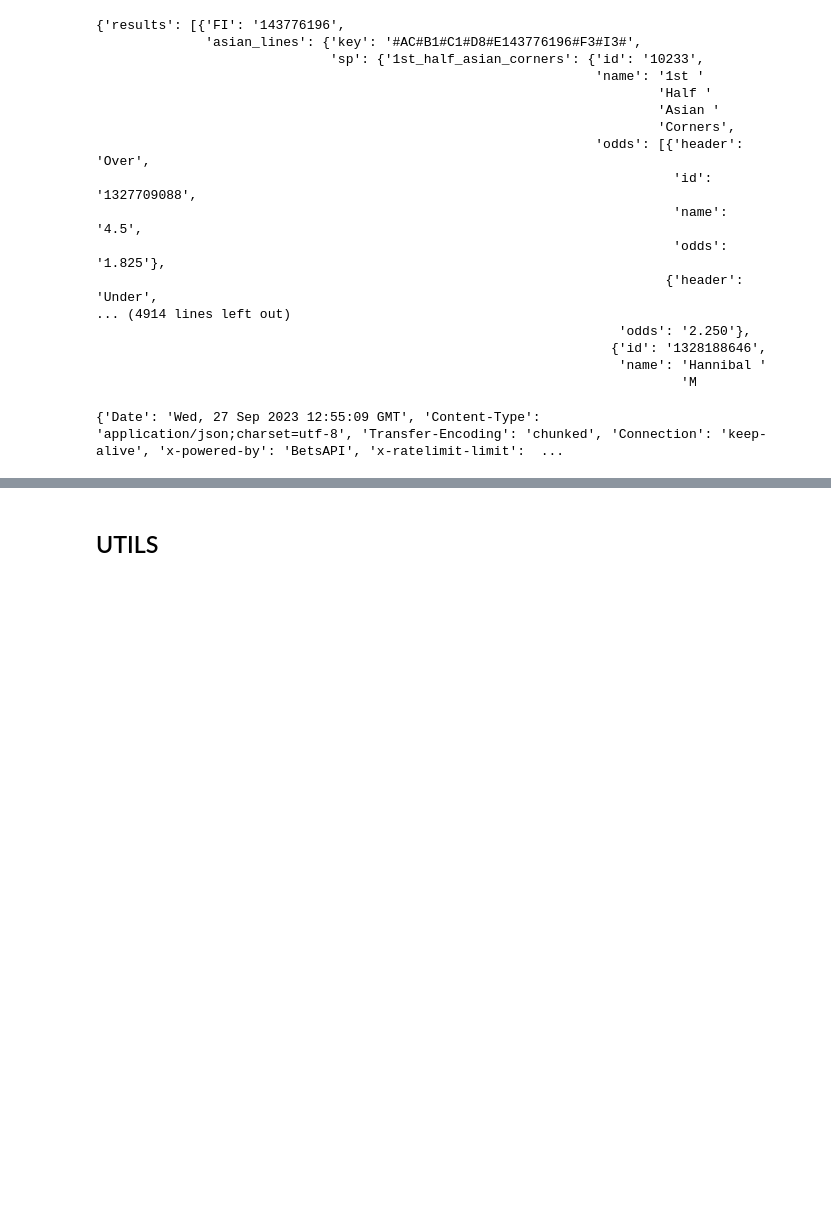
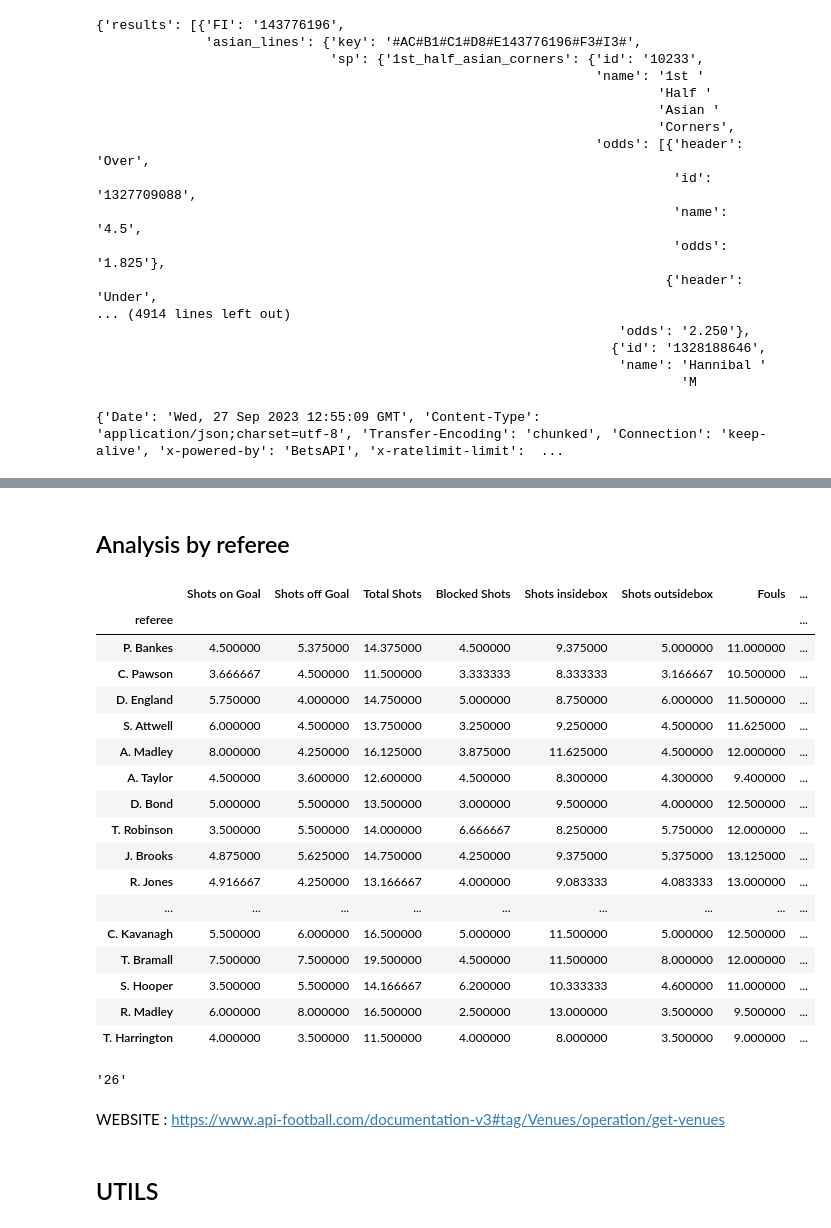
Before and after one commit to Ok3ks/Sports, a Jupyter notebook: football/punt.ipynb, the cells around one changed output, grey strips where cells are left out. Cells and saved outputs as stored; diff of their text form; code cells hidden in the pictures; blank space fills up the shorter version.

```diff
--- a/football/punt.ipynb
+++ b/football/punt.ipynb
@@ -403,0 +687,29 @@ response.headers
+# %% [markdown]
+## Analysis by referee
+# %%
+df.groupby('referee').aggregate(np.mean).sort_values(by ='Yellow Cards',ascending= False)
+# %% [output]
+|  | Shots on Goal | Shots off Goal | Total Shots | Blocked Shots | Shots insidebox | Shots outsidebox | Fouls | ... |
+| referee |  |  |  |  |  |  |  | ... |
+| P. Bankes | 4.500000 | 5.375000 | 14.375000 | 4.500000 | 9.375000 | 5.000000 | 11.000000 | ... |
+| C. Pawson | 3.666667 | 4.500000 | 11.500000 | 3.333333 | 8.333333 | 3.166667 | 10.500000 | ... |
+| D. England | 5.750000 | 4.000000 | 14.750000 | 5.000000 | 8.750000 | 6.000000 | 11.500000 | ... |
+| S. Attwell | 6.000000 | 4.500000 | 13.750000 | 3.250000 | 9.250000 | 4.500000 | 11.625000 | ... |
+| A. Madley | 8.000000 | 4.250000 | 16.125000 | 3.875000 | 11.625000 | 4.500000 | 12.000000 | ... |
+| A. Taylor | 4.500000 | 3.600000 | 12.600000 | 4.500000 | 8.300000 | 4.300000 | 9.400000 | ... |
+| D. Bond | 5.000000 | 5.500000 | 13.500000 | 3.000000 | 9.500000 | 4.000000 | 12.500000 | ... |
+| T. Robinson | 3.500000 | 5.500000 | 14.000000 | 6.666667 | 8.250000 | 5.750000 | 12.000000 | ... |
+| J. Brooks | 4.875000 | 5.625000 | 14.750000 | 4.250000 | 9.375000 | 5.375000 | 13.125000 | ... |
+| R. Jones | 4.916667 | 4.250000 | 13.166667 | 4.000000 | 9.083333 | 4.083333 | 13.000000 | ... |
+| ... | ... | ... | ... | ... | ... | ... | ... | ... |
+| C. Kavanagh | 5.500000 | 6.000000 | 16.500000 | 5.000000 | 11.500000 | 5.000000 | 12.500000 | ... |
+| T. Bramall | 7.500000 | 7.500000 | 19.500000 | 4.500000 | 11.500000 | 8.000000 | 12.000000 | ... |
+| S. Hooper | 3.500000 | 5.500000 | 14.166667 | 6.200000 | 10.333333 | 4.600000 | 11.000000 | ... |
+| R. Madley | 6.000000 | 8.000000 | 16.500000 | 2.500000 | 13.000000 | 3.500000 | 9.500000 | ... |
+| T. Harrington | 4.000000 | 3.500000 | 11.500000 | 4.000000 | 8.000000 | 3.500000 | 9.000000 | ... |
+# %%
+response.headers['X-RateLimit-requests-Remaining'] #Create slider, to visualize requests remaining, requests used for the day, versioning use of requests by minute
+# %% [output]
+'26'
+# %% [markdown]
+WEBSITE : https://www.api-football.com/documentation-v3#tag/Venues/operation/get-venues
```
Also changed, not shown: parts of 29 cells of this notebook, 9 other files.
